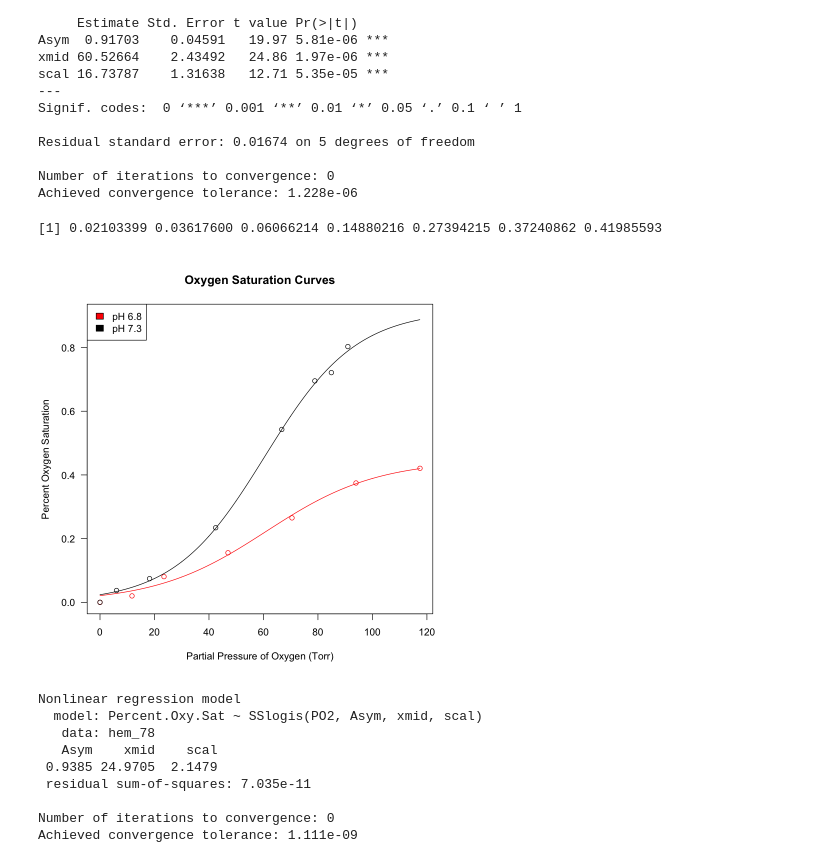
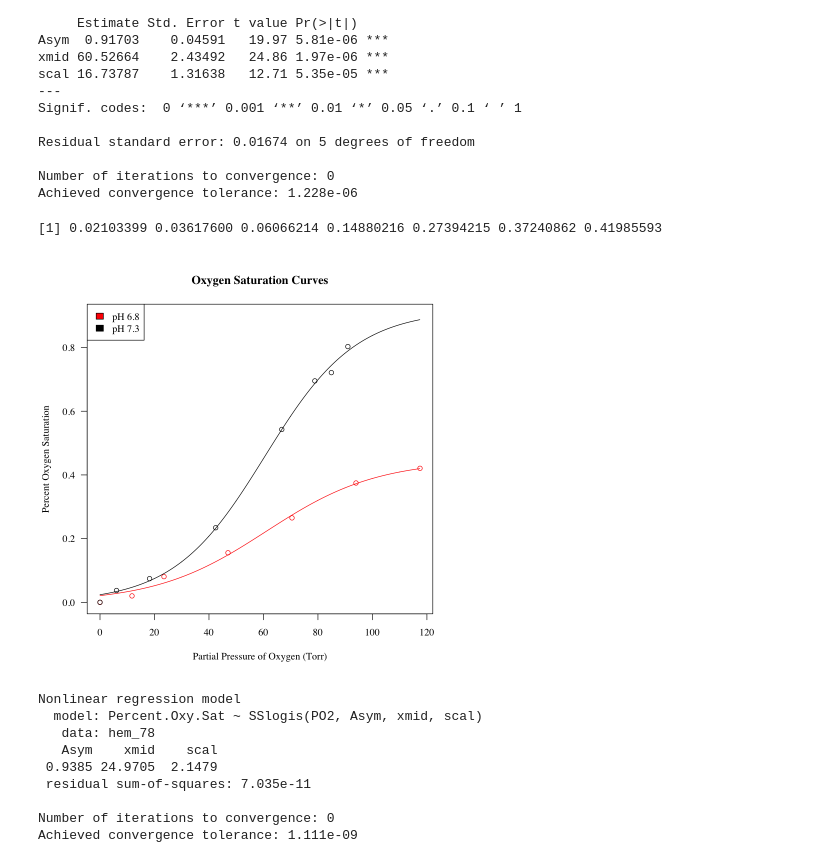
Before and after one commit to andrew2165/biometry_notebooks, a Jupyter notebook: OxygenEqOfHemocyanin.ipynb, the cells around one changed output. Saved outputs shown, nothing was run; the diff lists cells and outputs as text; code cells hidden in the pictures.

```diff
--- a/OxygenEqOfHemocyanin.ipynb
+++ b/OxygenEqOfHemocyanin.ipynb
@@ -121,23 +121,24 @@ Achieved convergence tolerance: 1.228e-06
 # %%
 predict(fit_68)
 opar = par(las = 1)
-#tiff(filename="OxygenSatCurves.tiff")
+#png(filename="OxygenSatCurves.png")
+par(family = "serif")
 plot(Percent.Oxy.Sat ~ PO2, data = hem_68, ylim=c(0,0.9), main = "Oxygen Saturation Curves",
     ylab="Percent Oxygen Saturation",
     xlab="Partial Pressure of Oxygen (Torr)",
     col="red")
 legend("topleft",
         c("pH 6.8", "pH 7.3"),
         fill=c("red","black"))
 tt = seq(0, max(hem_68$PO2), 0.1)
 lines(tt, predict(fit_68, list(PO2 = tt)), col="red")
 points(x = hem_73$PO2, y = hem_73$Percent.Oxy.Sat)
 lines(tt, predict(fit_73, list(PO2 = tt)))
 #dev.off()
 par(opar)
 # %% [output]
 [1] 0.02103399 0.03617600 0.06066214 0.14880216 0.27394215 0.37240862 0.41985593
-[figure, old version]
+[figure, new version]
 # %%
 # This ultimately refused to fit because we had less than 5 data points
 fit_78 = nls(Percent.Oxy.Sat~SSlogis(PO2, Asym, xmid, scal), data = hem_78)
```
Also changed, not shown: parts of 2 cells of this notebook.
